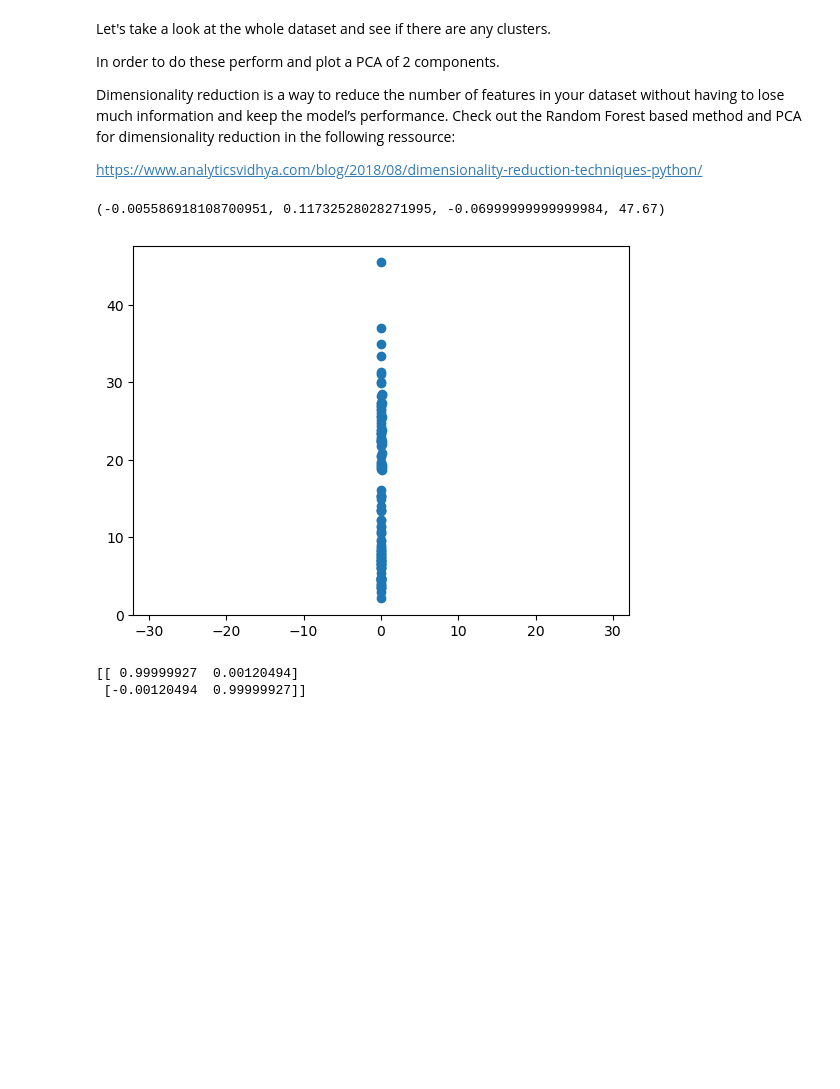
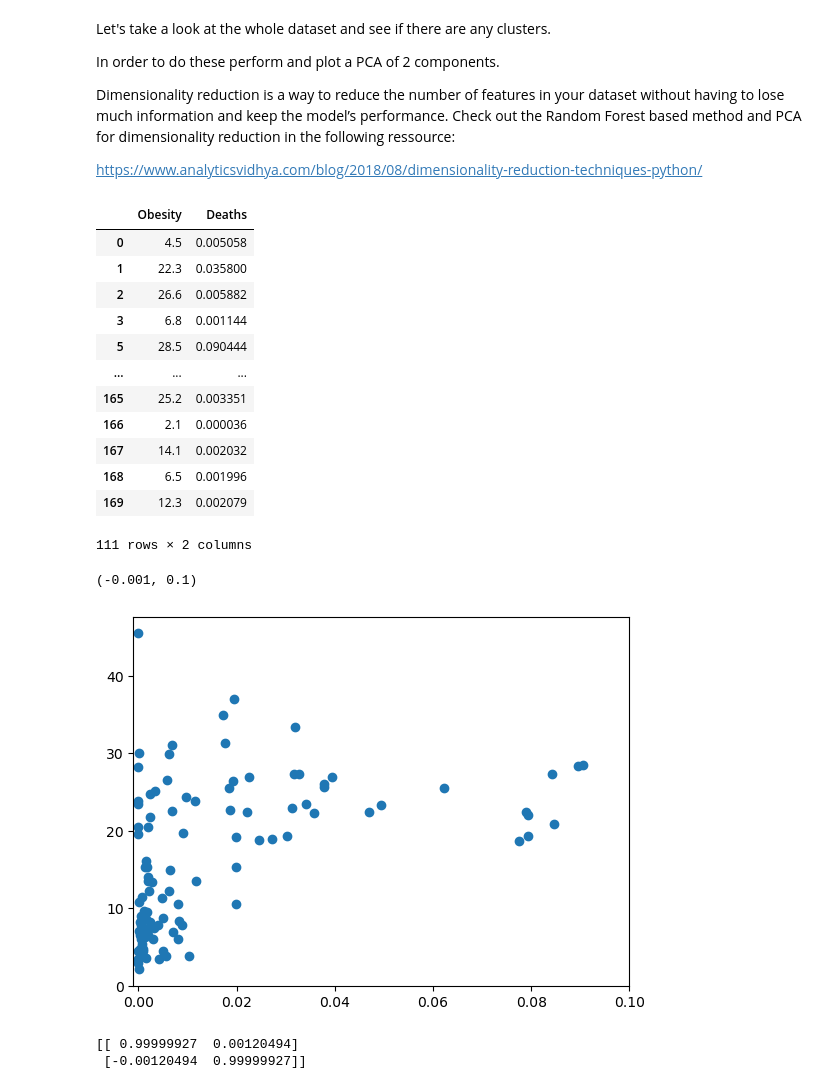
Before and after one commit to Impreccable/ML3, a Jupyter notebook: ML3.3 - Algorithms Kit Eleve.ipynb, the cells around one changed output. Drawn from its saved outputs; the diff is of its cells as text; code cells hidden in the pictures; blank space fills up the shorter version.

```diff
--- a/ML3.3 - Algorithms Kit Eleve.ipynb
+++ b/ML3.3 - Algorithms Kit Eleve.ipynb
@@ -722,12 +722,27 @@ https://www.analyticsvidhya.com/blog/2018/08/dimensionality-reduction-techniques
 from sklearn.decomposition import PCA
 
 df[['Obesity','Deaths']]
-
-plt.scatter(df['Deaths'], df['Obesity'])
-plt.axis('equal')
 # %% [output]
+|  | Obesity | Deaths |
+| 0 | 4.5 | 0.005058 |
+| 1 | 22.3 | 0.035800 |
+| 2 | 26.6 | 0.005882 |
+| 3 | 6.8 | 0.001144 |
+| 5 | 28.5 | 0.090444 |
+| ... | ... | ... |
+| 165 | 25.2 | 0.003351 |
+| 166 | 2.1 | 0.000036 |
+| 167 | 14.1 | 0.002032 |
+| 168 | 6.5 | 0.001996 |
+| 169 | 12.3 | 0.002079 |
-(-0.005586918108700951, 0.11732528028271995, -0.06999999999999984, 47.67)
+111 rows × 2 columns
-[figure, removed]
+# %%
+
+plt.scatter(df['Deaths'], df['Obesity'])
+plt.xlim(-0.001,  0.1)
+# %% [output]
+(-0.001, 0.1)
+[figure, added]
 # %%
 pca = PCA(n_components=2)
 pca.fit(df[['Obesity','Deaths']])
```
